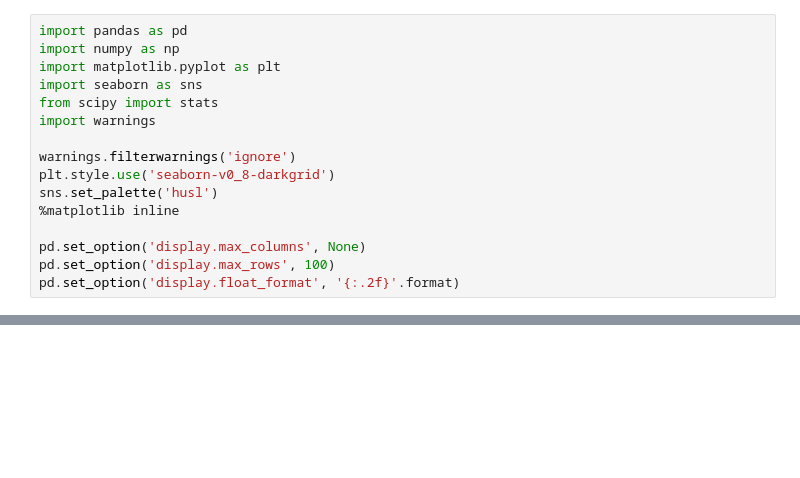
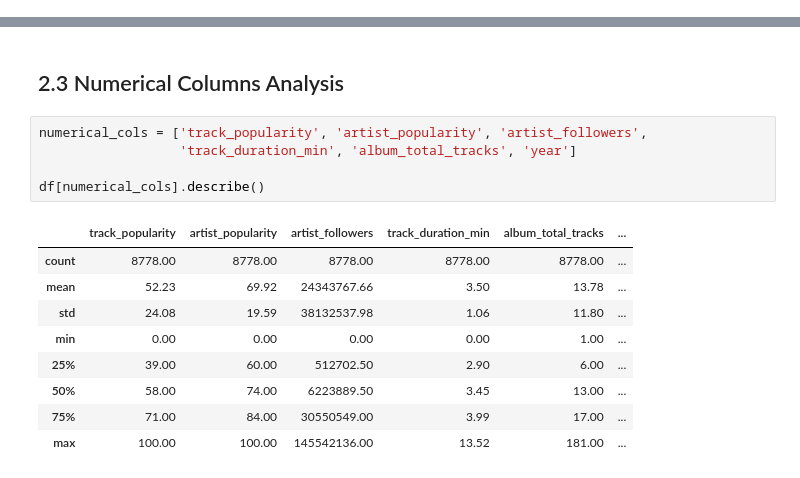
Before and after one commit to chisngyen/Spotify_Global_Music_Analysis, a Jupyter notebook: notebooks/02_data_exploration.ipynb, the cells around one changed output, grey strips where cells are left out. Drawn from its saved outputs; the diff is of its cells as text; blank space fills up the shorter version.

```diff
--- a/notebooks/02_data_exploration.ipynb
+++ b/notebooks/02_data_exploration.ipynb
@@ -9,16 +0,0 @@ Phần này thực hiện khám phá toàn diện về cấu trúc, chất lư
-# %%
-import pandas as pd
-import numpy as np
-import matplotlib.pyplot as plt
-import seaborn as sns
-from scipy import stats
-import warnings
-
-warnings.filterwarnings('ignore')
-plt.style.use('seaborn-v0_8-darkgrid')
-sns.set_palette('husl')
-%matplotlib inline
-
-pd.set_option('display.max_columns', None)
-pd.set_option('display.max_rows', 100)
-pd.set_option('display.float_format', '{:.2f}'.format)
@@ -1141,0 +143,17 @@ Phần này sẽ được thực hiện trong các phân tích cụ thể cho t
+# %% [markdown]
+## 2.3 Numerical Columns Analysis
+# %%
+numerical_cols = ['track_popularity', 'artist_popularity', 'artist_followers',
+                  'track_duration_min', 'album_total_tracks', 'year']
+
+df[numerical_cols].describe()
+# %% [output]
+|  | track_popularity | artist_popularity | artist_followers | track_duration_min | album_total_tracks | ... |
+| count | 8778.00 | 8778.00 | 8778.00 | 8778.00 | 8778.00 | ... |
+| mean | 52.23 | 69.92 | 24343767.66 | 3.50 | 13.78 | ... |
+| std | 24.08 | 19.59 | 38132537.98 | 1.06 | 11.80 | ... |
+| min | 0.00 | 0.00 | 0.00 | 0.00 | 1.00 | ... |
+| 25% | 39.00 | 60.00 | 512702.50 | 2.90 | 6.00 | ... |
+| 50% | 58.00 | 74.00 | 6223889.50 | 3.45 | 13.00 | ... |
+| 75% | 71.00 | 84.00 | 30550549.00 | 3.99 | 17.00 | ... |
+| max | 100.00 | 100.00 | 145542136.00 | 13.52 | 181.00 | ... |
```
Also changed, not shown: parts of 131 cells of this notebook.
